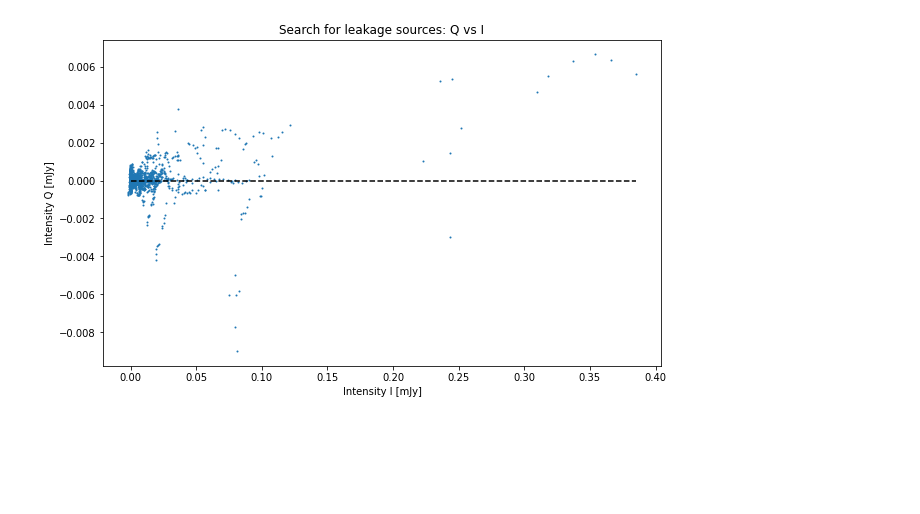
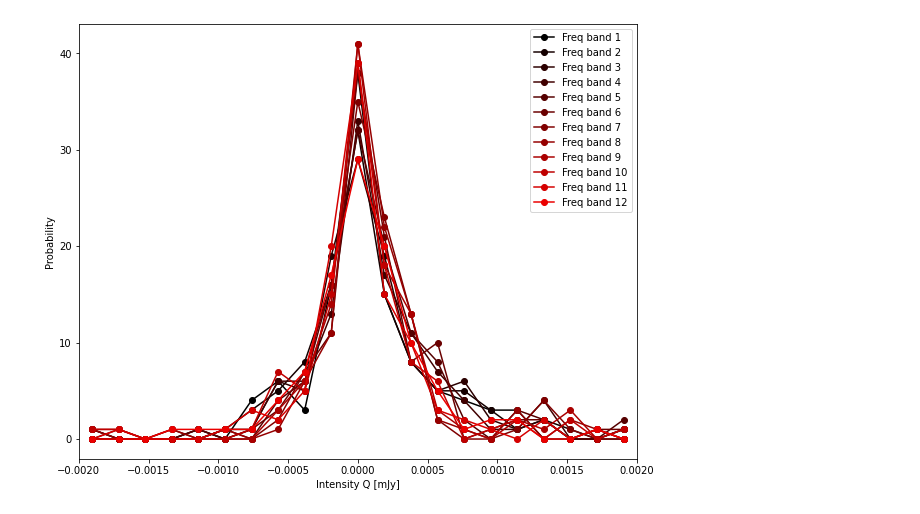
Before and after one commit to Woutmg/Meerkat_FracPol, a Jupyter notebook: GlobalPolAnalyzer.ipynb, the cells around one changed output. Cells and saved outputs as stored; diff of their text form; code cells hidden in the pictures; blank space fills up the shorter version.

```diff
--- a/GlobalPolAnalyzer.ipynb
+++ b/GlobalPolAnalyzer.ipynb
@@ -35,26 +65,65 @@ Linpol = np.sqrt(U_phot_table**2 + Q_phot_table**2)
 # %%
-plt.figure(figsize=(10,6))
-plt.title('Search for leakage sources: Q vs I')
-plt.scatter(I_phot_table, Q_phot_table, s=1)
-plt.hlines(0, 0, np.max(I_phot_table), color='black', linestyle='dashed')
-plt.xlabel('Intensity I [mJy]')
-plt.ylabel('Intensity Q [mJy]')
-plt.show()
+channels = False
+histogram = True
 
-plt.figure(figsize=(10,6))
-plt.title('Search for leakage sources: U vs I')
-plt.scatter(I_phot_table, U_phot_table, s=1)
-plt.hlines(0, 0, np.max(I_phot_table), color='black', linestyle='dashed')
-plt.xlabel('Intensity I [mJy]')
-plt.ylabel('Intensity U [mJy]')
-plt.show()
+if channels:
+    plt.figure(figsize=(10,6))
+    plt.title('Search for leakage sources: Q vs I')
+    plt.scatter(I_phot_table, Q_phot_table)
+    plt.hlines(0, 0, np.max(I_phot_table), color='black', linestyle='dashed')
+    plt.xlabel('Intensity I [mJy]')
+    plt.ylabel('Intensity Q [mJy]')
+    plt.show()
 
-plt.figure(figsize=(10,6))
-plt.title('Search for leakage sources: V vs I')
-plt.scatter(I_phot_table, V_phot_table, s=1)
-plt.hlines(0, 0, np.max(I_phot_table), color='black', linestyle='dashed')
-plt.xlabel('Intensity I [mJy]')
-plt.ylabel('Intensity V [mJy]')
-plt.show()
+    plt.figure(figsize=(10,6))
+    plt.title('Search for leakage sources: U vs I')
+    plt.scatter(I_phot_table, U_phot_table, s=5)
+    plt.hlines(0, 0, np.max(I_phot_table), color='black', linestyle='dashed')
+    plt.xlabel('Intensity I [mJy]')
+    plt.ylabel('Intensity U [mJy]')
+    plt.show()
+
+    plt.figure(figsize=(10,6))
+    plt.title('Search for leakage sources: V vs I')
+    plt.scatter(I_phot_table, V_phot_table, s=5)
+    plt.hlines(0, 0, np.max(I_phot_table), color='black', linestyle='dashed')
+    plt.xlabel('Intensity I [mJy]')
+    plt.ylabel('Intensity V [mJy]')
+    plt.show()
+
+if histogram:
+    plt.figure(figsize=(10,8))
+    for n in range(12):
+        plt.errorbar(Q_bin_centers_arr[n], Q_hist_arr[n], c=(n/12,0,0), marker='o', label='Freq band '+str(n+1))
+    plt.ylabel('Probability')
+    plt.xlabel('Intensity Q [mJy]')
+    plt.xlim(-2e-3,2e-3)
+    plt.legend()
+    plt.show()
+
+    plt.figure(figsize=(10,8))
+    for n in range(12):
+        plt.errorbar(U_bin_centers_arr[n], U_hist_arr[n], c=(n/12,0,0), marker='o', label='Freq band '+str(n+1))
+    plt.ylabel('Probability')
+    plt.xlabel('Intensity Q [mJy]')
+    plt.xlim(-2e-3,2e-3)
+    plt.legend()
+    plt.show()
+
+    plt.figure(figsize=(10,8))
+    for n in range(12):
+        plt.errorbar(V_bin_centers_arr[n], V_hist_arr[n], c=(n/12,0,0), marker='o', label='Freq band '+str(n+1))
+    plt.ylabel('Probability')
+    plt.xlabel('Intensity Q [mJy]')
+    plt.xlim(-2e-3,2e-3)
+    plt.legend()
+    plt.show()
+
+    plt.figure(figsize=(10,8))
+    plt.hist(Pol_Angles.flatten())
+    plt.ylabel('Probability')
+    plt.xlabel('Intensity Q [mJy]')
+    plt.legend()
+    plt.show()
 # %% [output]
-[figure, old version]
+[figure, new version]
```
Also changed, not shown: parts of 5 cells of this notebook, 3 other files.
